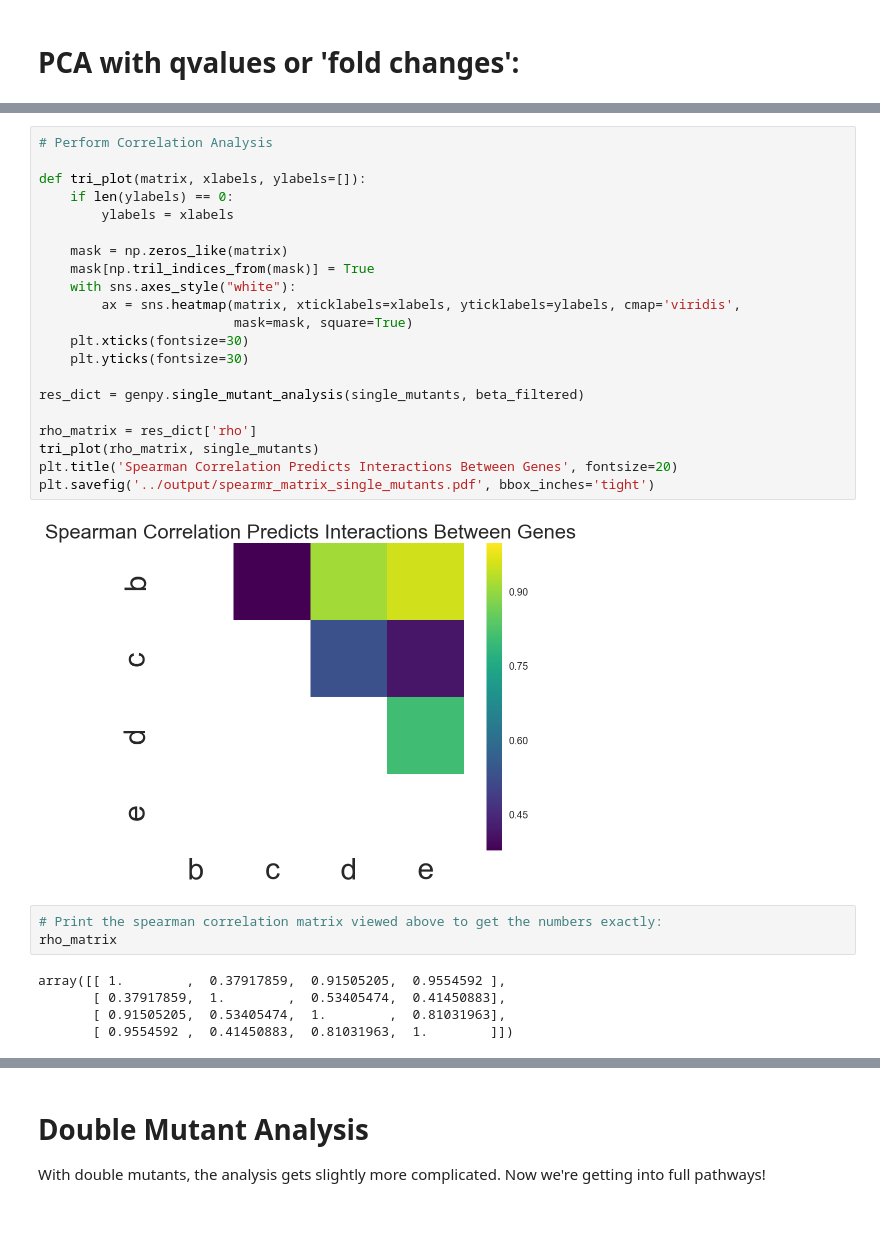
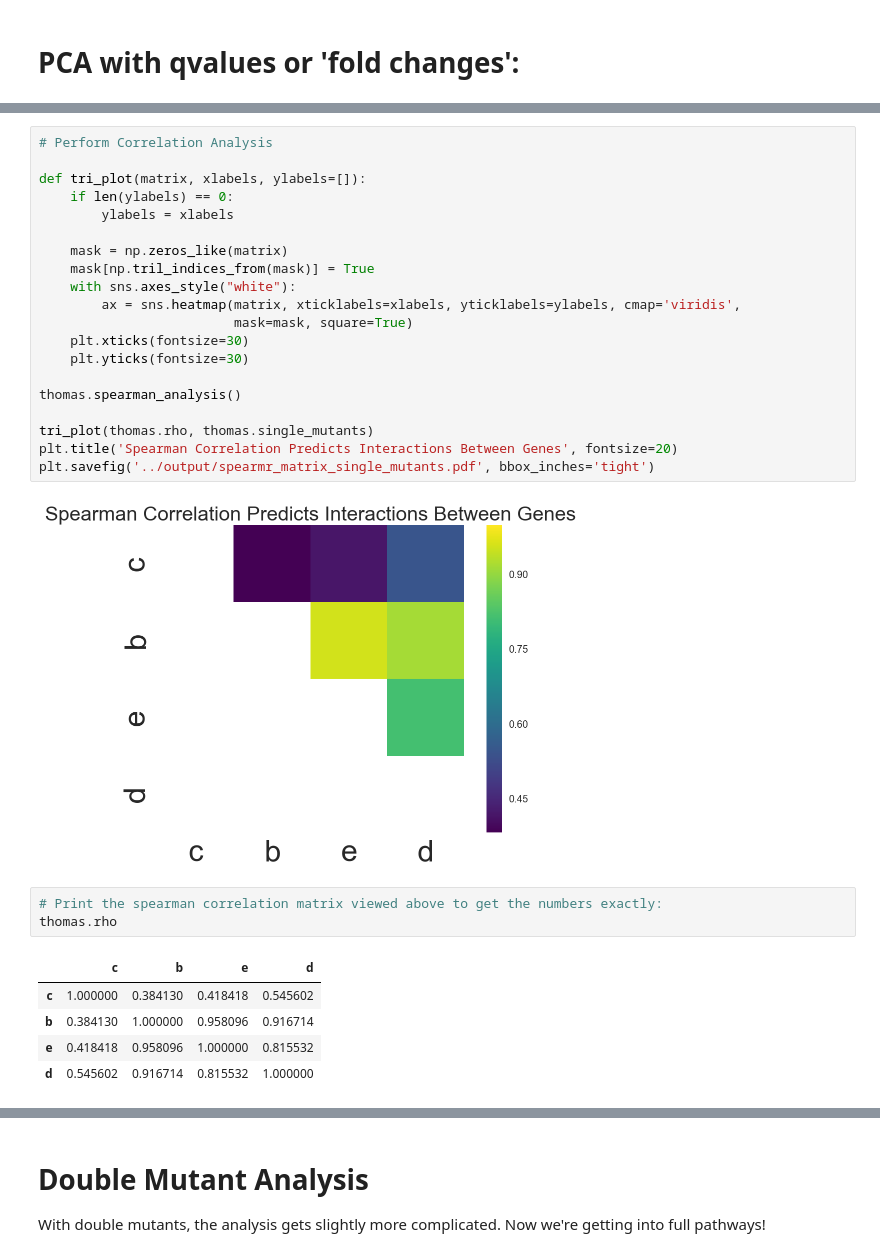
Before and after one commit to WormLabCaltech/mprsq, a Jupyter notebook: src/Genetic Analysis of RNA-Seq Data.ipynb, the cells around one changed output, grey strips where cells are left out. Saved outputs shown, nothing was run; the diff lists cells and outputs as text; blank space fills up the shorter version.

```diff
--- a/src/Genetic Analysis of RNA-Seq Data.ipynb
+++ b/src/Genetic Analysis of RNA-Seq Data.ipynb
@@ -555,19 +399,19 @@ def tri_plot(matrix, xlabels, ylabels=[]):
     plt.xticks(fontsize=30)
     plt.yticks(fontsize=30)
 
-res_dict = genpy.single_mutant_analysis(single_mutants, beta_filtered)
+thomas.spearman_analysis()
 
-rho_matrix = res_dict['rho']
-tri_plot(rho_matrix, single_mutants)
+tri_plot(thomas.rho, thomas.single_mutants)
 plt.title('Spearman Correlation Predicts Interactions Between Genes', fontsize=20)
 plt.savefig('../output/spearmr_matrix_single_mutants.pdf', bbox_inches='tight')
 # %% [output]
-[figure, old version]
+[figure, new version]
 # %%
 # Print the spearman correlation matrix viewed above to get the numbers exactly:
-rho_matrix
+thomas.rho
 # %% [output]
-array([[ 1.        ,  0.37917859,  0.91505205,  0.9554592 ],
-       [ 0.37917859,  1.        ,  0.53405474,  0.41450883],
-       [ 0.91505205,  0.53405474,  1.        ,  0.81031963],
-       [ 0.9554592 ,  0.41450883,  0.81031963,  1.        ]])
+|  | c | b | e | d |
+| c | 1.000000 | 0.384130 | 0.418418 | 0.545602 |
+| b | 0.384130 | 1.000000 | 0.958096 | 0.916714 |
+| e | 0.418418 | 0.958096 | 1.000000 | 0.815532 |
+| d | 0.545602 | 0.916714 | 0.815532 | 1.000000 |
```
Also changed, not shown: parts of 66 cells of this notebook, 16 other files.
